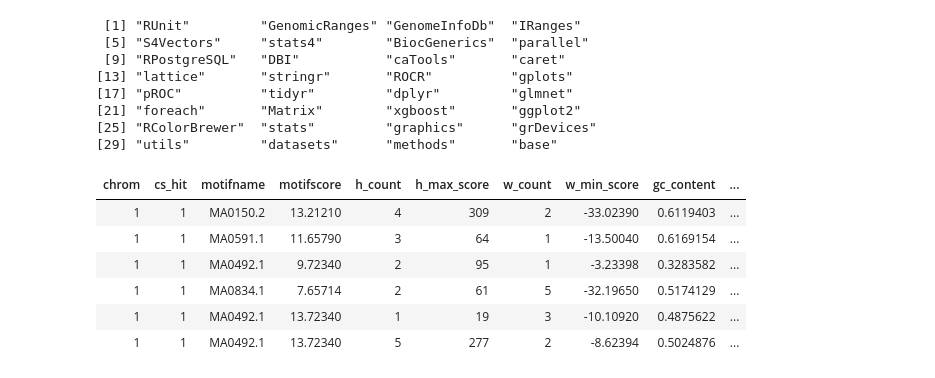
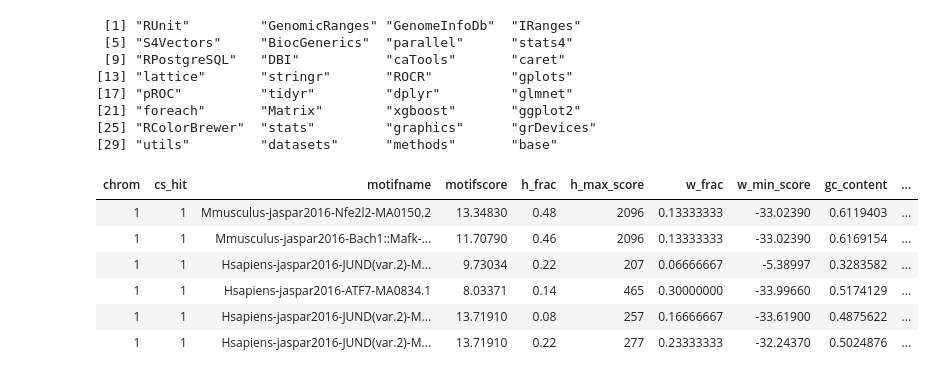
Before and after one commit to PriceLab/trena_footprinting_notebooks, a Jupyter notebook: per_TF_classifier.ipynb, the cells around one changed output. Cells and saved outputs as stored; diff of their text form; code cells hidden in the pictures.

Commit message:
Updated for new DBs and motif classifier

```diff
--- a/per_TF_classifier.ipynb
+++ b/per_TF_classifier.ipynb
@@ -24,11 +24,11 @@ for (lib in libs) {
 source("my_R_functions/utility_functions.R")
 source("my_R_functions/stat_functions.R")
 source("my_R_functions/plot_functions.R")
-source("~/git-repos/BDDS/trenadb/src/utils.R")
-source("~/git-repos/BDDS/footprints/testdb/src/dbFunctions.R")
+source("/ssd/mrichard/github/BDDS/trenadb/src/utils.R")
+source("/ssd/mrichard/github/BDDS/footprints/testdb/src/dbFunctions.R")
 # %% [output]
  [1] "RUnit"         "GenomicRanges" "GenomeInfoDb"  "IRanges"
- [5] "S4Vectors"     "stats4"        "BiocGenerics"  "parallel"
+ [5] "S4Vectors"     "BiocGenerics"  "parallel"      "stats4"
  [9] "RPostgreSQL"   "DBI"           "caTools"       "caret"
 [13] "lattice"       "stringr"       "ROCR"          "gplots"
 [17] "pROC"          "tidyr"         "dplyr"         "glmnet"
@@ -49,26 +49,26 @@ all.TF.df.fimo.hint.well.annotated %>%
 # %%
 df_only_footprint_hits %>%
     select(chrom,
            cs_hit,
            motifname,
            motifscore,
-           h_count,
+           h_frac,
            h_max_score,
-           w_count,
+           w_frac,
            w_min_score,
            gc_content,
            asinh_tss_dist) ->
     df_cols_selected
 
 head(df_cols_selected)
 # %% [output]
-| chrom | cs_hit | motifname | motifscore | h_count | h_max_score | w_count | w_min_score | gc_content | ... |
-| 1 | 1 | MA0150.2 | 13.21210 | 4 | 309 | 2 | -33.02390 | 0.6119403 | ... |
-| 1 | 1 | MA0591.1 | 11.65790 | 3 | 64 | 1 | -13.50040 | 0.6169154 | ... |
-| 1 | 1 | MA0492.1 | 9.72340 | 2 | 95 | 1 | -3.23398 | 0.3283582 | ... |
-| 1 | 1 | MA0834.1 | 7.65714 | 2 | 61 | 5 | -32.19650 | 0.5174129 | ... |
-| 1 | 1 | MA0492.1 | 13.72340 | 1 | 19 | 3 | -10.10920 | 0.4875622 | ... |
-| 1 | 1 | MA0492.1 | 13.72340 | 5 | 277 | 2 | -8.62394 | 0.5024876 | ... |
+| chrom | cs_hit | motifname | motifscore | h_frac | h_max_score | w_frac | w_min_score | gc_content | ... |
+| 1 | 1 | Mmusculus-jaspar2016-Nfe2l2-MA0150.2 | 13.34830 | 0.48 | 2096 | 0.13333333 | -33.02390 | 0.6119403 | ... |
+| 1 | 1 | Mmusculus-jaspar2016-Bach1::Mafk-... | 11.70790 | 0.46 | 2096 | 0.13333333 | -33.02390 | 0.6169154 | ... |
+| 1 | 1 | Hsapiens-jaspar2016-JUND(var.2)-M... | 9.73034 | 0.22 | 207 | 0.06666667 | -5.38997 | 0.3283582 | ... |
+| 1 | 1 | Hsapiens-jaspar2016-ATF7-MA0834.1 | 8.03371 | 0.14 | 465 | 0.30000000 | -33.99660 | 0.5174129 | ... |
+| 1 | 1 | Hsapiens-jaspar2016-JUND(var.2)-M... | 13.71910 | 0.08 | 257 | 0.16666667 | -33.61900 | 0.4875622 | ... |
+| 1 | 1 | Hsapiens-jaspar2016-JUND(var.2)-M... | 13.71910 | 0.22 | 277 | 0.23333333 | -32.24370 | 0.5024876 | ... |
 # %%
 df_cols_selected %>%
     filter(chrom %in% c("2","4")) %>%
```
Also changed, not shown: parts of 12 cells of this notebook, 18 other files.
